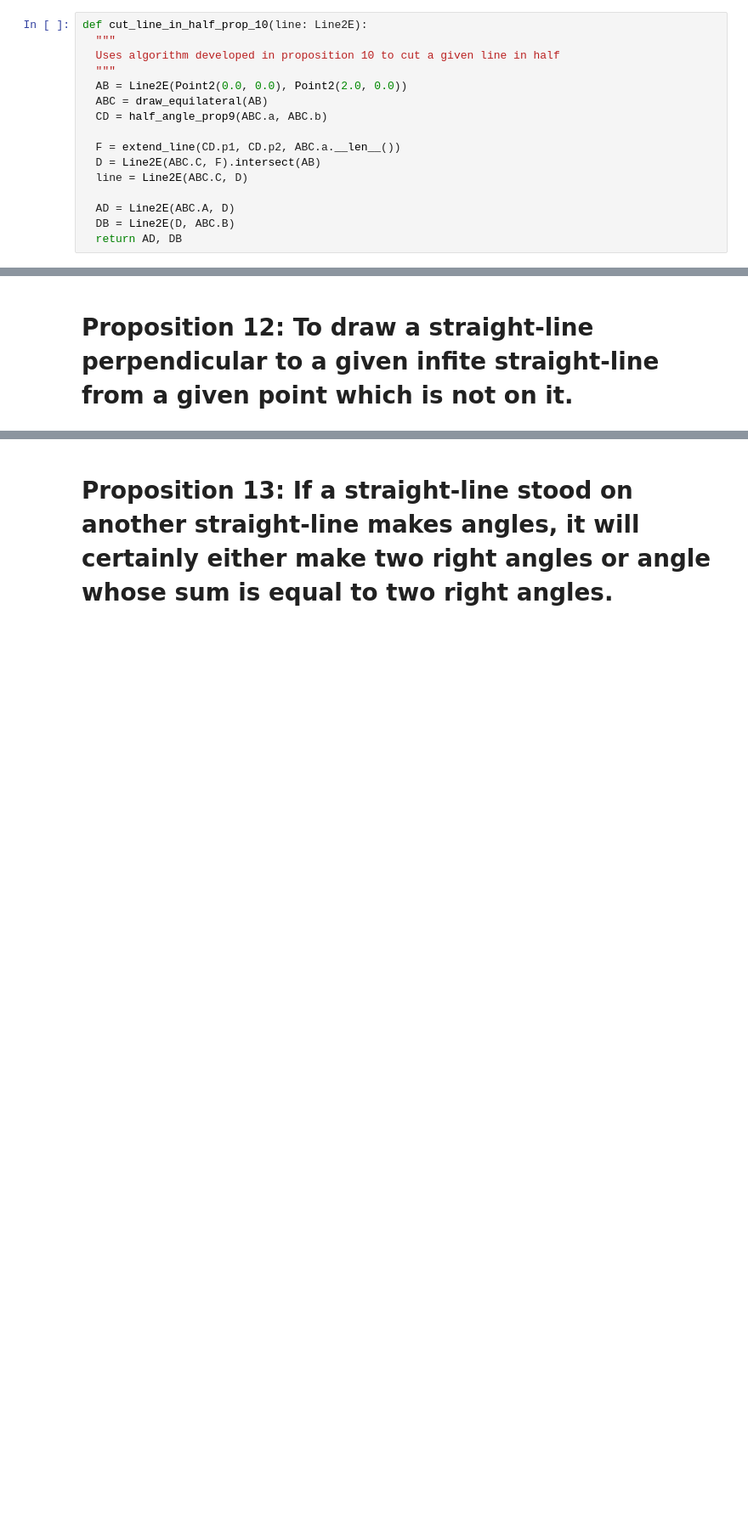
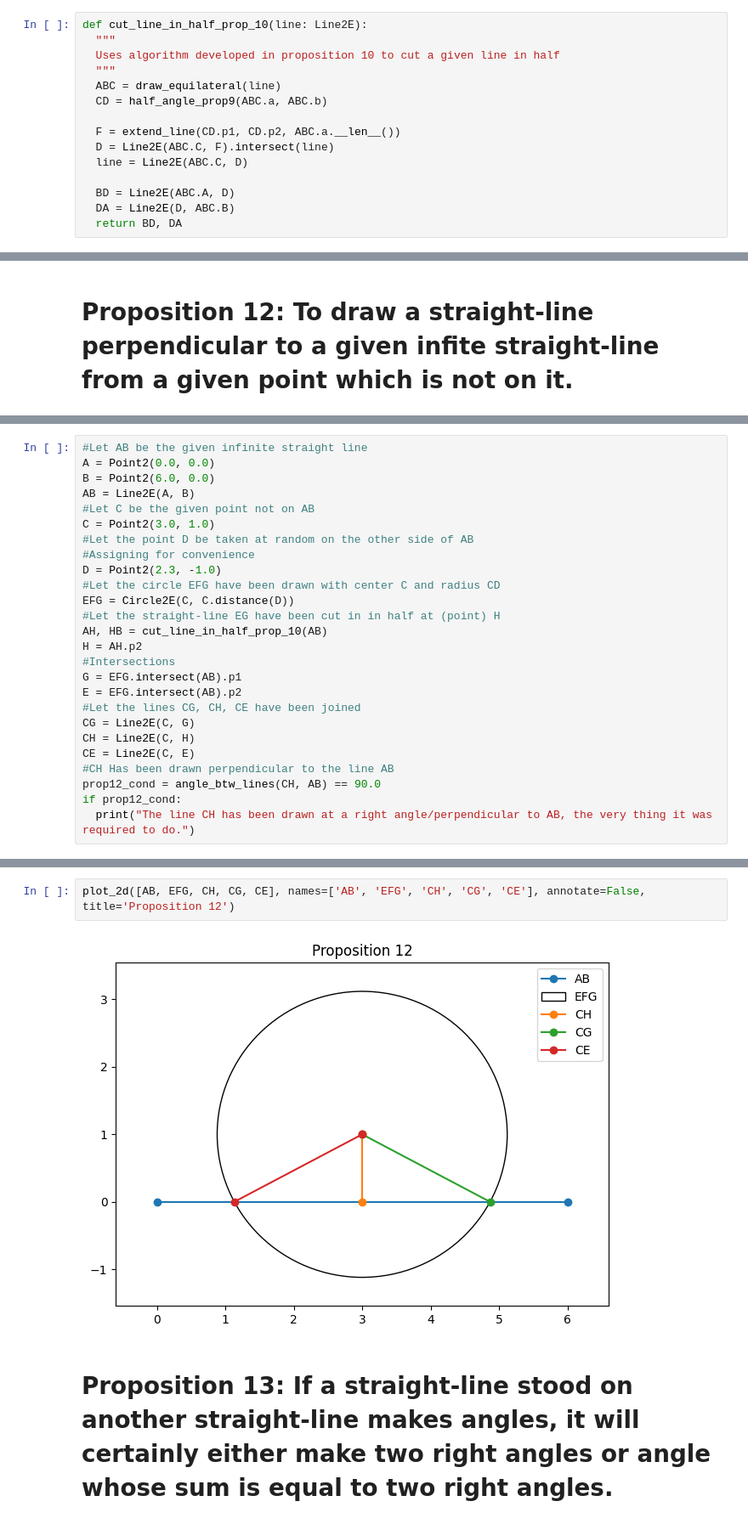
Before and after one commit to jon-bown/euclid, a Jupyter notebook: euclid_s_elements_book_1_prop_1_20.ipynb, the cells around one changed output, grey strips where cells are left out. Shown: that part at 85% size. Saved outputs shown, nothing was run; the diff lists cells and outputs as text; blank space fills up the shorter version.

```diff
--- a/euclid_s_elements_book_1_prop_1_20.ipynb
+++ b/euclid_s_elements_book_1_prop_1_20.ipynb
@@ -924,17 +923,16 @@ def cut_line_in_half_prop_10(line: Line2E):
   """
   Uses algorithm developed in proposition 10 to cut a given line in half
   """
-  AB = Line2E(Point2(0.0, 0.0), Point2(2.0, 0.0))
-  ABC = draw_equilateral(AB)
+  ABC = draw_equilateral(line)
   CD = half_angle_prop9(ABC.a, ABC.b)
 
   F = extend_line(CD.p1, CD.p2, ABC.a.__len__())
-  D = Line2E(ABC.C, F).intersect(AB)
+  D = Line2E(ABC.C, F).intersect(line)
   line = Line2E(ABC.C, D)
 
-  AD = Line2E(ABC.A, D)
-  DB = Line2E(D, ABC.B)
-  return AD, DB
+  BD = Line2E(ABC.A, D)
+  DA = Line2E(D, ABC.B)
+  return BD, DA
 # %% [markdown]
 # Proposition 11: To draw a straight-line at right-angles to a given straight-line from a given point on it.
 # %%
@@ -979,0 +996,26 @@ plot_2d([AB, FDE, FC], names=['AB', 'FDE', 'FC'], colors=['blue'], annotate=Fals
+# %%
+#Let AB be the given infinite straight line
+A = Point2(0.0, 0.0)
+B = Point2(6.0, 0.0)
+AB = Line2E(A, B)
+#Let C be the given point not on AB
+C = Point2(3.0, 1.0)
+#Let the point D be taken at random on the other side of AB
+#Assigning for convenience
+D = Point2(2.3, -1.0)
+#Let the circle EFG have been drawn with center C and radius CD
+EFG = Circle2E(C, C.distance(D))
+#Let the straight-line EG have been cut in in half at (point) H
+AH, HB = cut_line_in_half_prop_10(AB)
+H = AH.p2
+#Intersections
+G = EFG.intersect(AB).p1
+E = EFG.intersect(AB).p2
+#Let the lines CG, CH, CE have been joined
+CG = Line2E(C, G)
+CH = Line2E(C, H)
+CE = Line2E(C, E)
+#CH Has been drawn perpendicular to the line AB
+prop12_cond = angle_btw_lines(CH, AB) == 90.0
+if prop12_cond:
+  print("The line CH has been drawn at a right angle/perpendicular to AB, the very thing it was required to do.")
@@ -980,3 +1035,7 @@ plot_2d([AB, FDE, FC], names=['AB', 'FDE', 'FC'], colors=['blue'], annotate=Fals
+# %%
+plot_2d([AB, EFG, CH, CG, CE], names=['AB', 'EFG', 'CH', 'CG', 'CE'], annotate=False, title='Proposition 12')
+# %% [output]
+[figure, added]
 # %% [markdown]
 # Proposition 13: If a straight-line stood on another straight-line makes angles, it will certainly either make two right angles or angle whose sum is equal to two right angles.
 # %%
```
Also changed, not shown: parts of 9 cells of this notebook.
